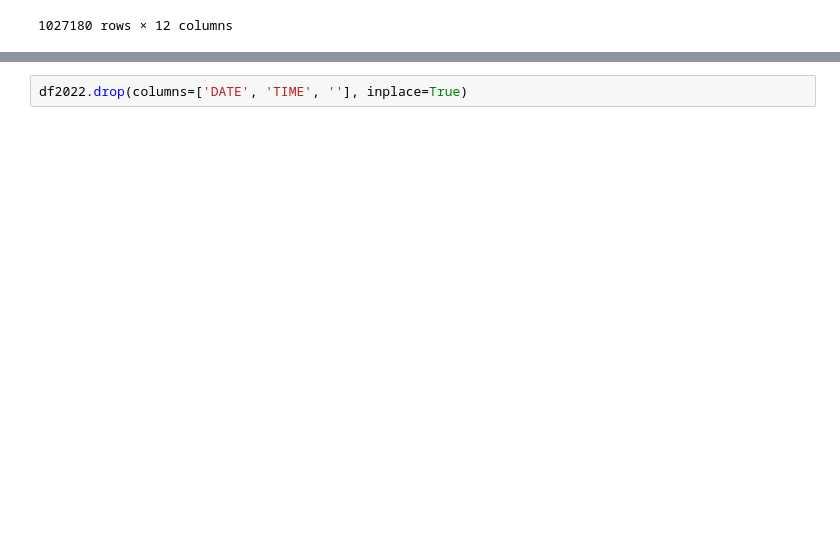
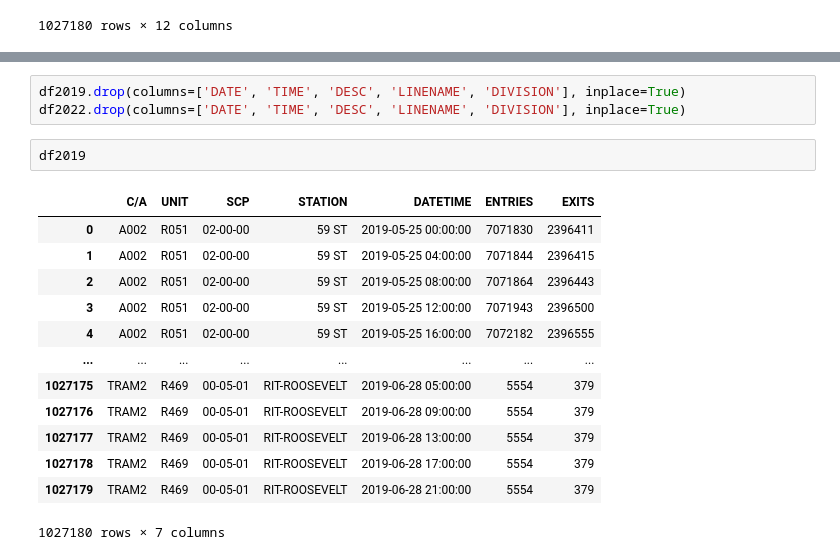
Before and after one commit to berkurkmez/WTWY-event, a Jupyter notebook: eda-analysis.ipynb, the cells around one changed output, grey strips where cells are left out. Cells and saved outputs as stored; diff of their text form; blank space fills up the shorter version.

```diff
--- a/eda-analysis.ipynb
+++ b/eda-analysis.ipynb
@@ -167,5 +145,22 @@ df2022
-# %%
-df2022.drop(columns=['DATE', 'TIME', ''], inplace=True)
+# %%
+df2019.drop(columns=['DATE', 'TIME', 'DESC', 'LINENAME', 'DIVISION'], inplace=True)
+df2022.drop(columns=['DATE', 'TIME', 'DESC', 'LINENAME', 'DIVISION'], inplace=True)
+# %%
+df2019
+# %% [output]
+|  | C/A | UNIT | SCP | STATION | DATETIME | ENTRIES | EXITS |
+| 0 | A002 | R051 | 02-00-00 | 59 ST | 2019-05-25 00:00:00 | 7071830 | 2396411 |
+| 1 | A002 | R051 | 02-00-00 | 59 ST | 2019-05-25 04:00:00 | 7071844 | 2396415 |
+| 2 | A002 | R051 | 02-00-00 | 59 ST | 2019-05-25 08:00:00 | 7071864 | 2396443 |
+| 3 | A002 | R051 | 02-00-00 | 59 ST | 2019-05-25 12:00:00 | 7071943 | 2396500 |
+| 4 | A002 | R051 | 02-00-00 | 59 ST | 2019-05-25 16:00:00 | 7072182 | 2396555 |
+| ... | ... | ... | ... | ... | ... | ... | ... |
+| 1027175 | TRAM2 | R469 | 00-05-01 | RIT-ROOSEVELT | 2019-06-28 05:00:00 | 5554 | 379 |
+| 1027176 | TRAM2 | R469 | 00-05-01 | RIT-ROOSEVELT | 2019-06-28 09:00:00 | 5554 | 379 |
+| 1027177 | TRAM2 | R469 | 00-05-01 | RIT-ROOSEVELT | 2019-06-28 13:00:00 | 5554 | 379 |
+| 1027178 | TRAM2 | R469 | 00-05-01 | RIT-ROOSEVELT | 2019-06-28 17:00:00 | 5554 | 379 |
+| 1027179 | TRAM2 | R469 | 00-05-01 | RIT-ROOSEVELT | 2019-06-28 21:00:00 | 5554 | 379 |
+1027180 rows × 7 columns
 # %%
 df2022
 # %% [output]
```
Also changed, not shown: parts of 54 cells of this notebook.
